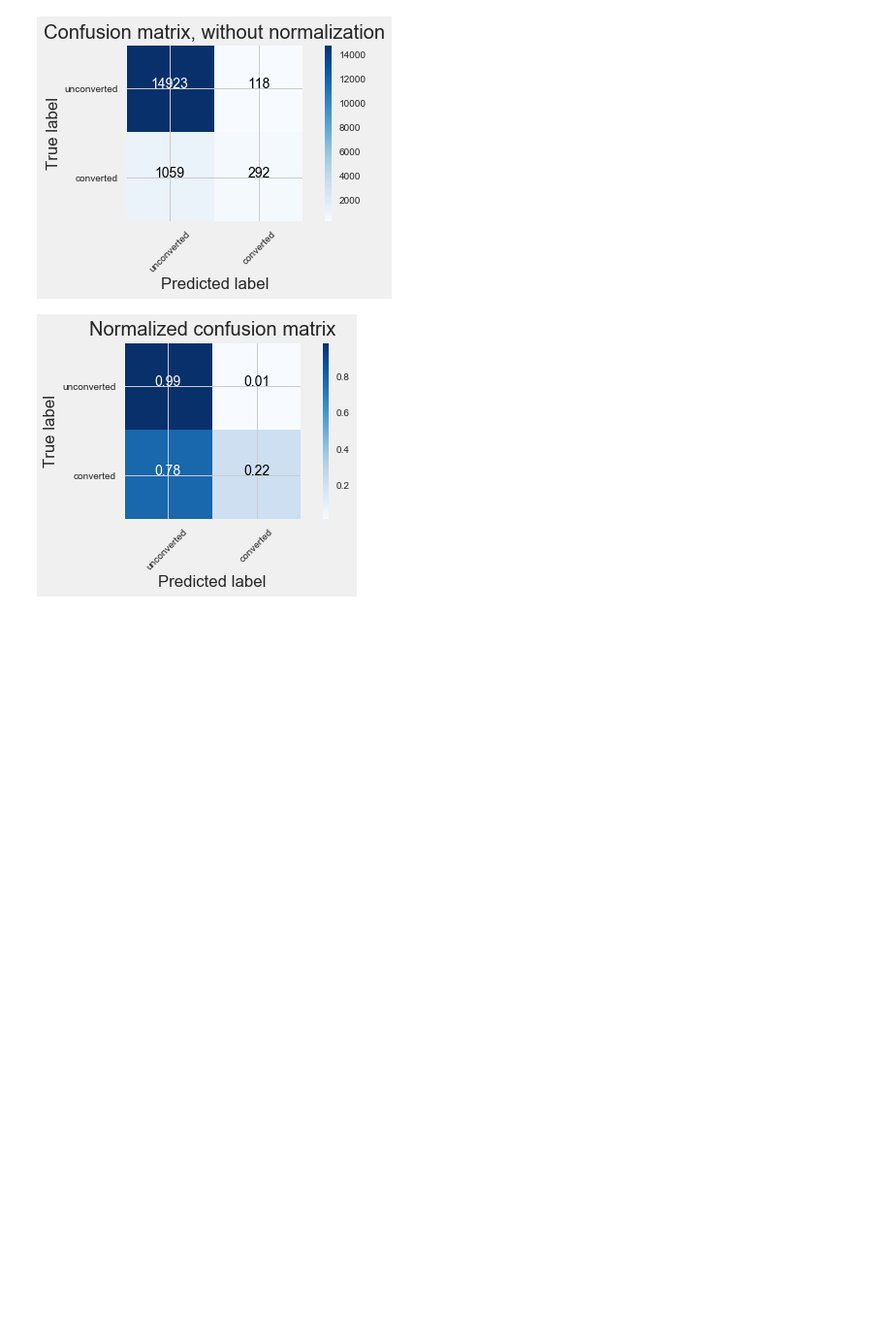
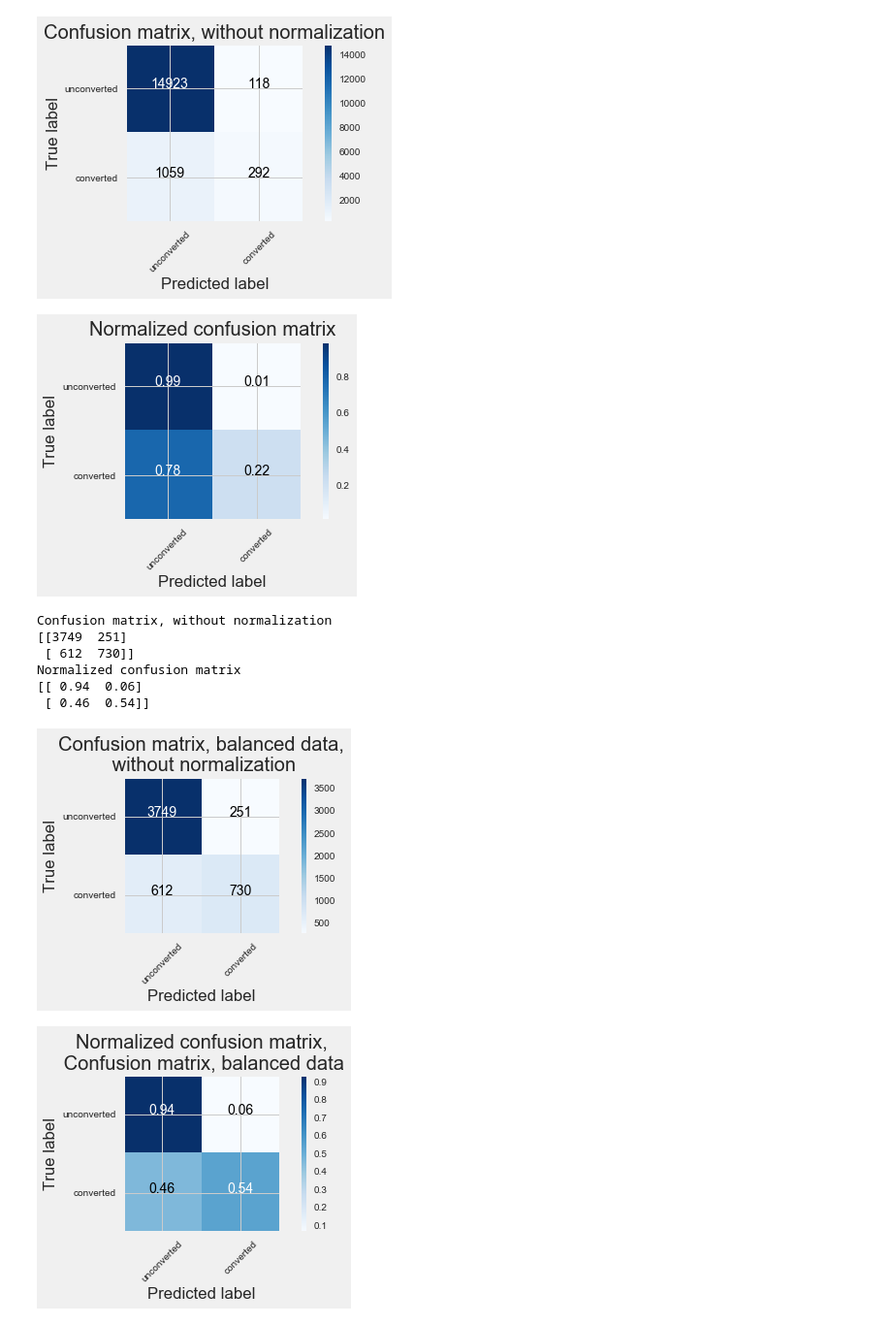
Before and after one commit to hasnain2808/LeadScoring, a Jupyter notebook: LeadScoring_Modeling.ipynb, the cells around one changed output. Shown: that part at 97% size. Drawn from its saved outputs; the diff is of its cells as text; code cells hidden in the pictures; blank space fills up the shorter version.

```diff
--- a/LeadScoring_Modeling.ipynb
+++ b/LeadScoring_Modeling.ipynb
@@ -50,0 +58,2 @@ X_train, X_test, y_train, y_test = train_test_split(pca_X, Y, test_size = 0.4, r
+# %%
+converted_index = np.where(Y_shuffle[:] ==1)
@@ -50,0 +64,4 @@ X_train, X_test, y_train, y_test = train_test_split(pca_X, Y, test_size = 0.4, r
+# %%
+unconverted_index = np.where(Y_shuffle[:] == -1)
+# %%
+new_index = np.concatenate((unconverted_index[0][:4000], converted_index[0]))
@@ -72,0 +110,3 @@ y_train[np.where(y_train[:] == 1)].sum()*1.0/len(y_train)
+# %%
+lr_balanced = LogisticRegression()
+lr_balanced.fit(X_shuffle[new_index], Y_shuffle[new_index])
@@ -131,3 +182,30 @@ Normalized confusion matrix
  [ 0.78  0.22]]
 [figure]
 [figure]
+# %%
+# Compute confusion matrix
+cnf_matrix = confusion_matrix( Y_shuffle[new_index], lr_balanced.predict(X_shuffle[new_index]))
+np.set_printoptions(precision=2)
+
+# Plot non-normalized confusion matrix
+f1 = plt.figure()
+plot_confusion_matrix(cnf_matrix, classes=['unconverted', 'converted'],
+                      title='Confusion matrix, balanced data,\n without normalization')
+
+# Plot normalized confusion matrix
+f2 = plt.figure()
+plot_confusion_matrix(cnf_matrix, classes=['unconverted', 'converted'], normalize=True,
+                      title='Normalized confusion matrix,\n Confusion matrix, balanced data')
+
+plt.show()
+f1.savefig('logreg_confusion_matrix_total_balance.png')
+f2.savefig('logreg_confusion_matrix_norm_balance.png')
+# %% [output]
+Confusion matrix, without normalization
+[[3749  251]
+ [ 612  730]]
+Normalized confusion matrix
+[[ 0.94  0.06]
+ [ 0.46  0.54]]
+[figure, added]
+[figure, added]
```
Also changed, not shown: parts of 17 cells of this notebook, 1 other file.
